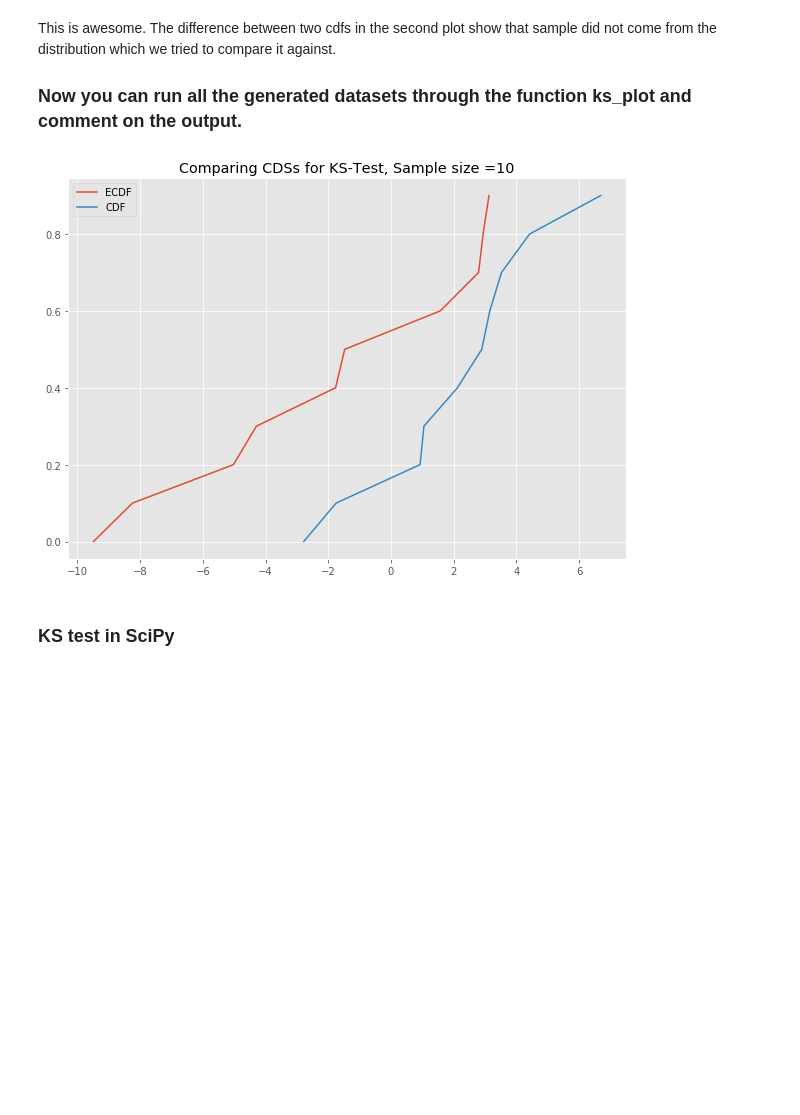
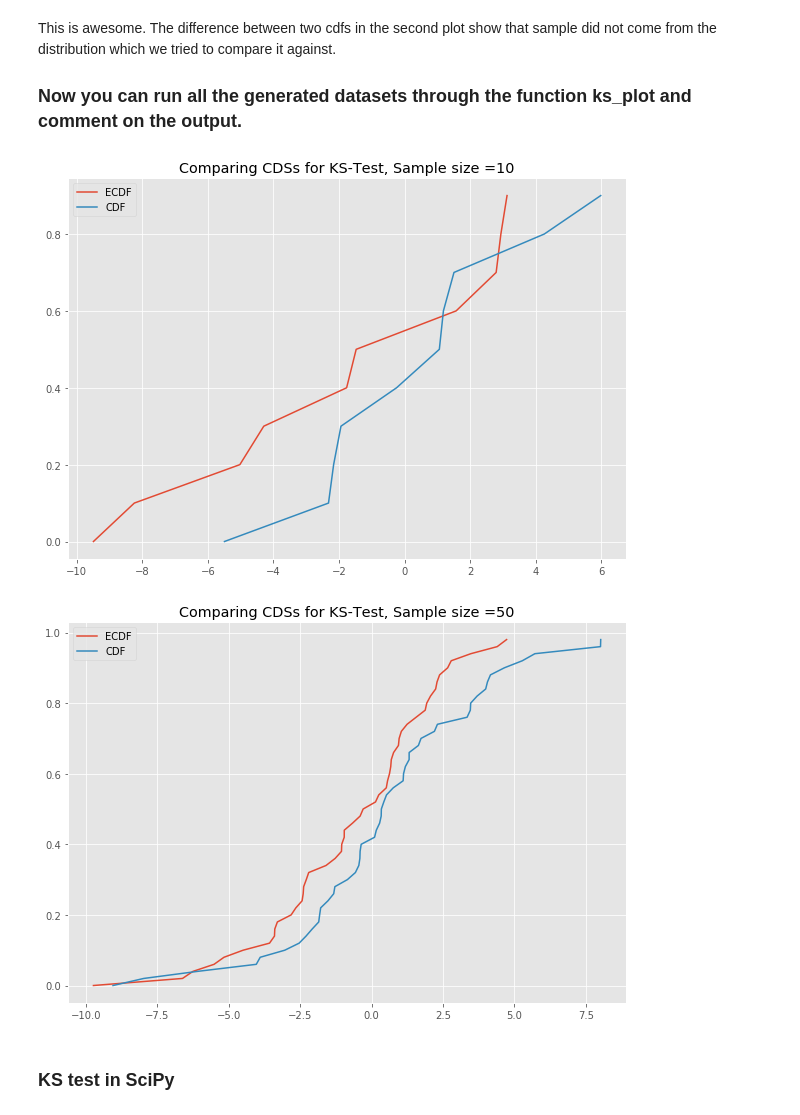
Before and after one commit to allaccountstaken/dsc-komogorov-smirnov-test-lab-dc-ds-060319, a Jupyter notebook: index.ipynb, the cells around one changed output. Drawn from its saved outputs; the diff is of its cells as text; code cells hidden in the pictures; blank space fills up the shorter version.

```diff
--- a/index.ipynb
+++ b/index.ipynb
@@ -100,8 +100,10 @@ This is awesome. The difference between two cdfs in the second plot show that sa
 # %%
 # Your code here
 ks_plot(x_10)
+ks_plot(x_50)
 # %% [output]
-[figure, old version]
+[figure, new version]
+[figure, added]
 # %%
 # Your comments here
 # %% [markdown]
```
